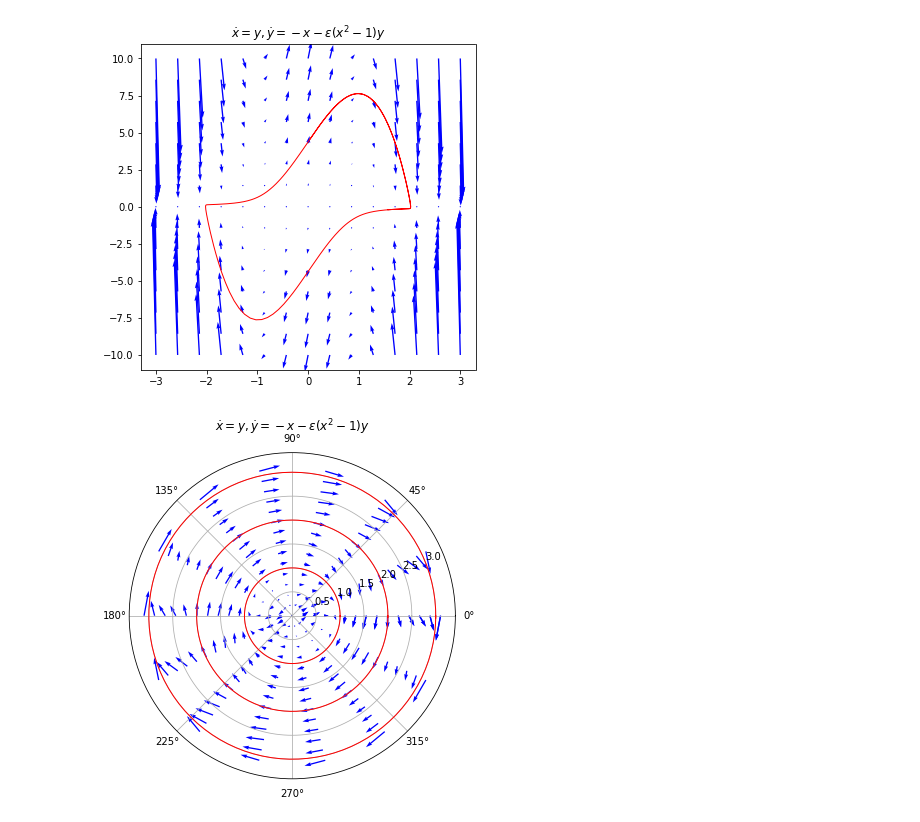
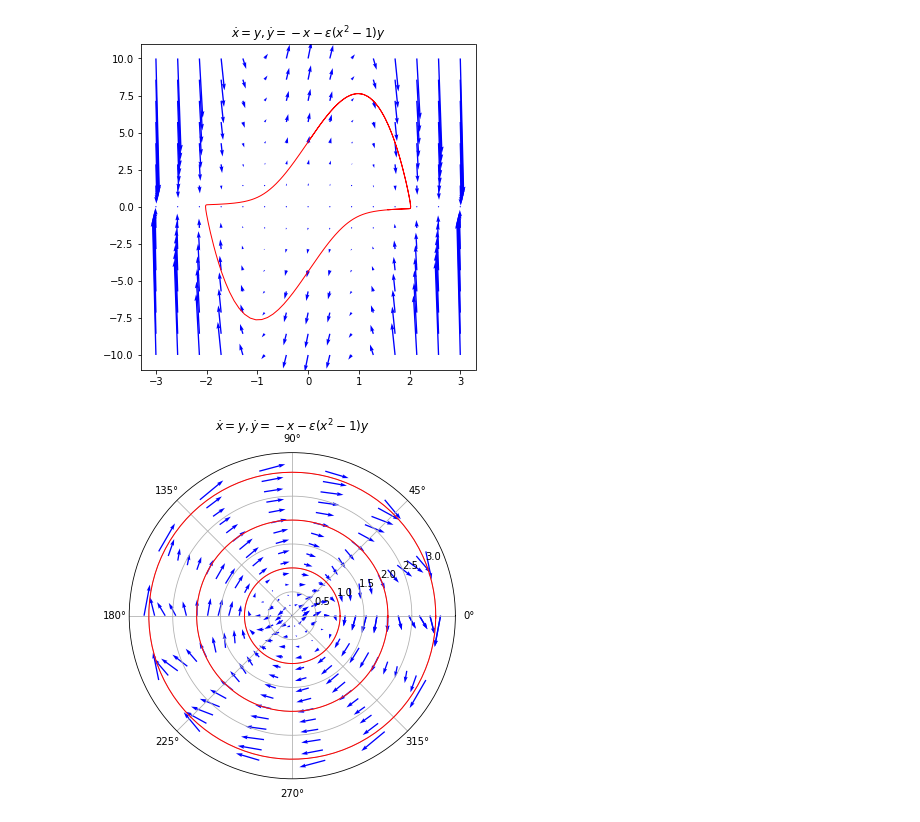
Before and after one commit to koulakis/dynamical-systems, a Jupyter notebook: 05_limit_cycles.ipynb, the cells around one changed output. Cells and saved outputs as stored; diff of their text form; code cells hidden in the pictures.

```diff
--- a/05_limit_cycles.ipynb
+++ b/05_limit_cycles.ipynb
@@ -59,23 +59,23 @@ plt.show()
 # %%
 xlim = (0, 2*np.pi)
 ylim = (0, 3.1)
 
 def dx_dt(x, t):
     return [-1, x[1]*(1 - x[1])*(2 - x[1])*(3 - x[1])]
 
 fig = plt.figure(figsize=(6, 6))
 ax = fig.add_subplot(111, projection='polar')
 ax.set_title('$\\dot{x} = y, \\dot{y} = -x -\\epsilon(x^2 - 1)y$')
 
 plot_traj([0, 1], dx_dt, fw=6.3, bw=0, n_time_samples=100, ax=ax)
 plot_traj([0, 2], dx_dt, fw=6.3, bw=0, n_time_samples=100, ax=ax)
 plot_traj([0, 3], dx_dt, fw=6.3, bw=0, n_time_samples=100, ax=ax)
 
-plot_field(dx_dt, xlim, ylim, scale=50, ax=ax, polar=True)
+plot_field(dx_dt, xlim, ylim, scale=40, ax=ax, polar=True)
 
 ax.set_xlim(xlim)
 ax.set_ylim(np.array(ylim) * 1.1)
 
 plt.show()
 # %% [output]
-[figure, old version]
+[figure, new version]
```
Also changed, not shown: parts of 5 cells of this notebook.
